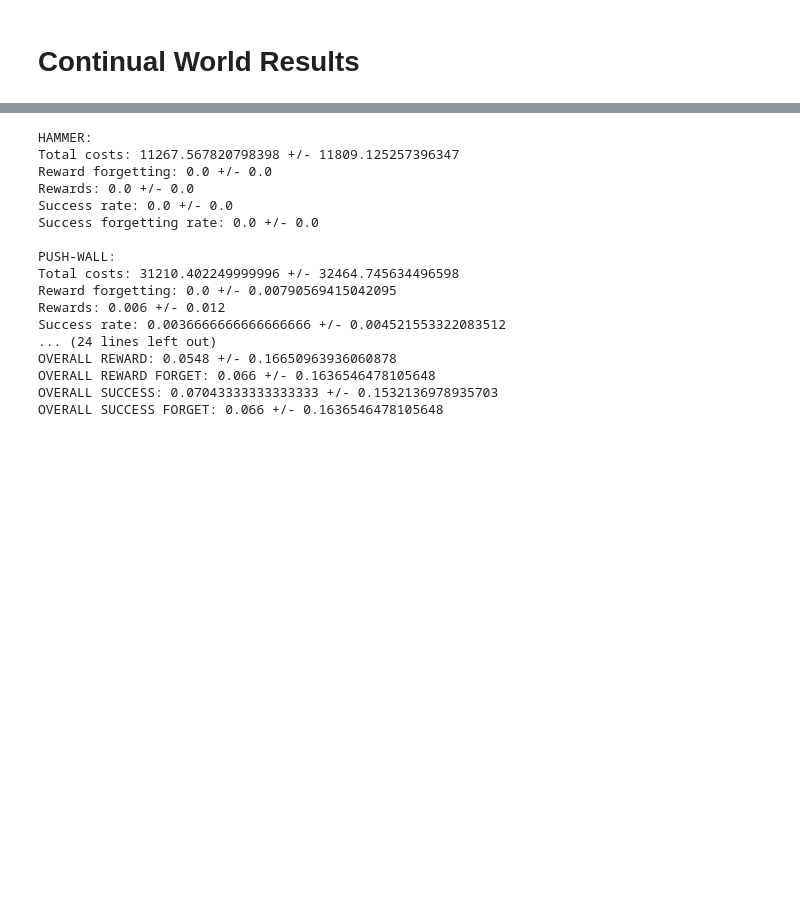
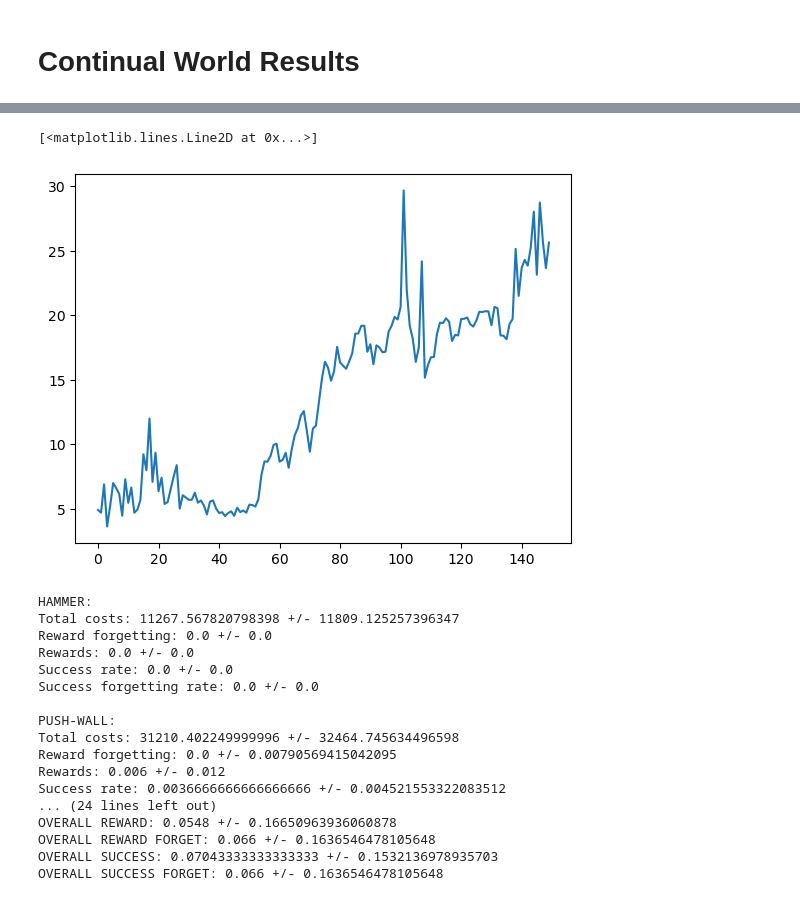
Before and after one commit to MACS-Research-Lab/safe-crl, a Jupyter notebook: code/Analyze Results CW.ipynb, the cells around one changed output, grey strips where cells are left out. Cells and saved outputs as stored; diff of their text form; code cells hidden in the pictures; blank space fills up the shorter version.

```diff
--- a/code/Analyze Results CW.ipynb
+++ b/code/Analyze Results CW.ipynb
@@ -67,3 +89,25 @@ cw_ppolag_std_costs = np.std(cw_ppolag_costs, axis=0)
+# %%
+cw_sac_0 = pd.read_csv('/home/austinc/projects/safe-crl/runs/simpler_cw_sac_test_longer_0/SafetyContinualWorld/sac/seed-000-2025-09-16-11-26-08/progress.csv')
+cw_sac_1 = pd.read_csv('/home/austinc/projects/safe-crl/runs/simpler_cw_sac_test_longer_1/SafetyContinualWorld/sac/seed-001-2025-09-16-11-26-08/progress.csv')
+cw_sac_2 = pd.read_csv('/home/austinc/projects/safe-crl/runs/simpler_cw_sac_test_longer_2/SafetyContinualWorld/sac/seed-002-2025-09-16-11-26-08/progress.csv')
+cw_sac_3 = pd.read_csv('/home/austinc/projects/safe-crl/runs/simpler_cw_sac_test_longer_3/SafetyContinualWorld/sac/seed-003-2025-09-16-11-26-08/progress.csv')
+cw_sac_4 = pd.read_csv('/home/austinc/projects/safe-crl/runs/simpler_cw_sac_test_longer_4/SafetyContinualWorld/sac/seed-004-2025-09-16-11-26-08/progress.csv')
+
+sac_list = [cw_sac_0, cw_sac_1, cw_sac_2, cw_sac_3, cw_sac_4]
+
+cw_sac_rewards = [results['Metrics/EpRet'] for results in sac_list]
+cw_sac_costs = [results['Metrics/EpCost'] for results in sac_list]
+
+cw_sac_mean_rewards = np.mean(cw_sac_rewards, axis=0)
+cw_sac_mean_costs = np.mean(cw_sac_costs, axis=0)
+
+cw_sac_std_rewards = np.std(cw_sac_rewards, axis=0)
+cw_sac_std_costs = np.std(cw_sac_costs, axis=0)
+
+plt.plot(cw_sac_mean_rewards[150:300])
+# %% [output]
+[<matplotlib.lines.Line2D at 0x...>]
+[figure, added]
 # %%
 cw_cppo_pid_0 = pd.read_csv('./results/cw/cppo_pid_0.csv')
 cw_cppo_pid_1 = pd.read_csv('./results/cw/cppo_pid_1.csv')
```
Also changed, not shown: parts of 4 cells of this notebook, 54 other files.
